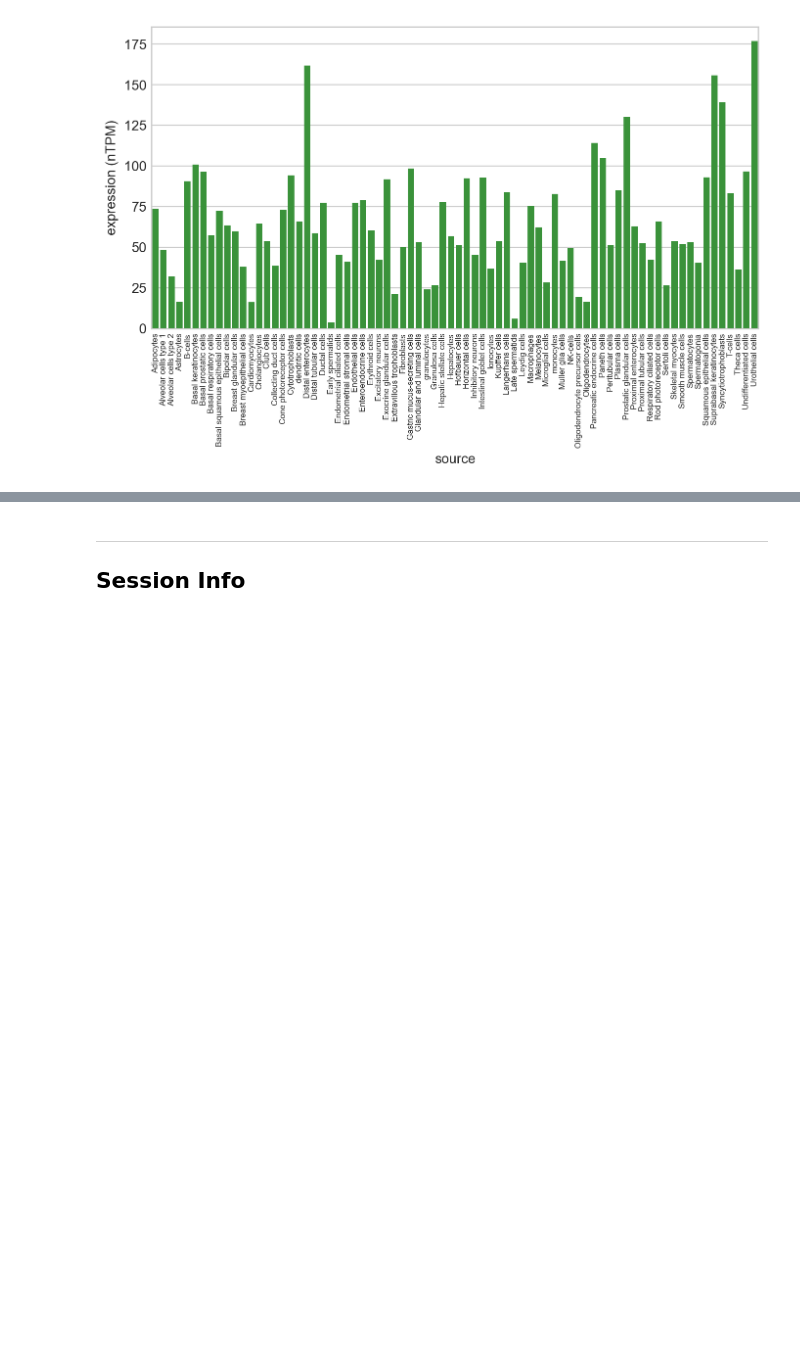
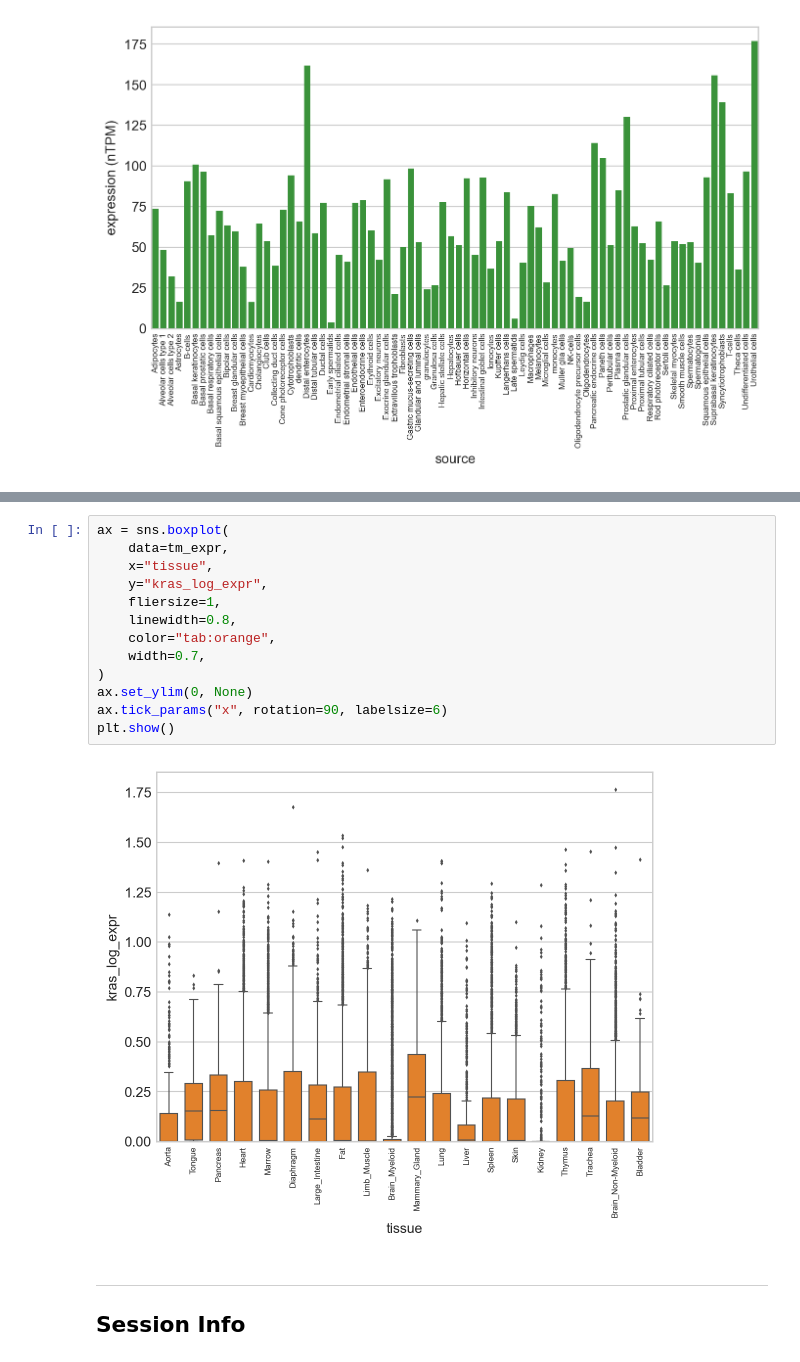
Before and after one commit to Kevin-Haigis-Lab/breezy, a Jupyter notebook: notebooks/010_010_eda.ipynb, the cells around one changed output, grey strips where cells are left out. Cells and saved outputs as stored; diff of their text form; blank space fills up the shorter version.

```diff
--- a/notebooks/010_010_eda.ipynb
+++ b/notebooks/010_010_eda.ipynb
@@ -186,3 +237,18 @@ plt.show()
+# %%
+ax = sns.boxplot(
+    data=tm_expr,
+    x="tissue",
+    y="kras_log_expr",
+    fliersize=1,
+    linewidth=0.8,
+    color="tab:orange",
+    width=0.7,
+)
+ax.set_ylim(0, None)
+ax.tick_params("x", rotation=90, labelsize=6)
+plt.show()
+# %% [output]
+[figure, added]
 # %% [markdown]
 ---
 
```
Also changed, not shown: parts of 6 cells of this notebook, 10 other files.
